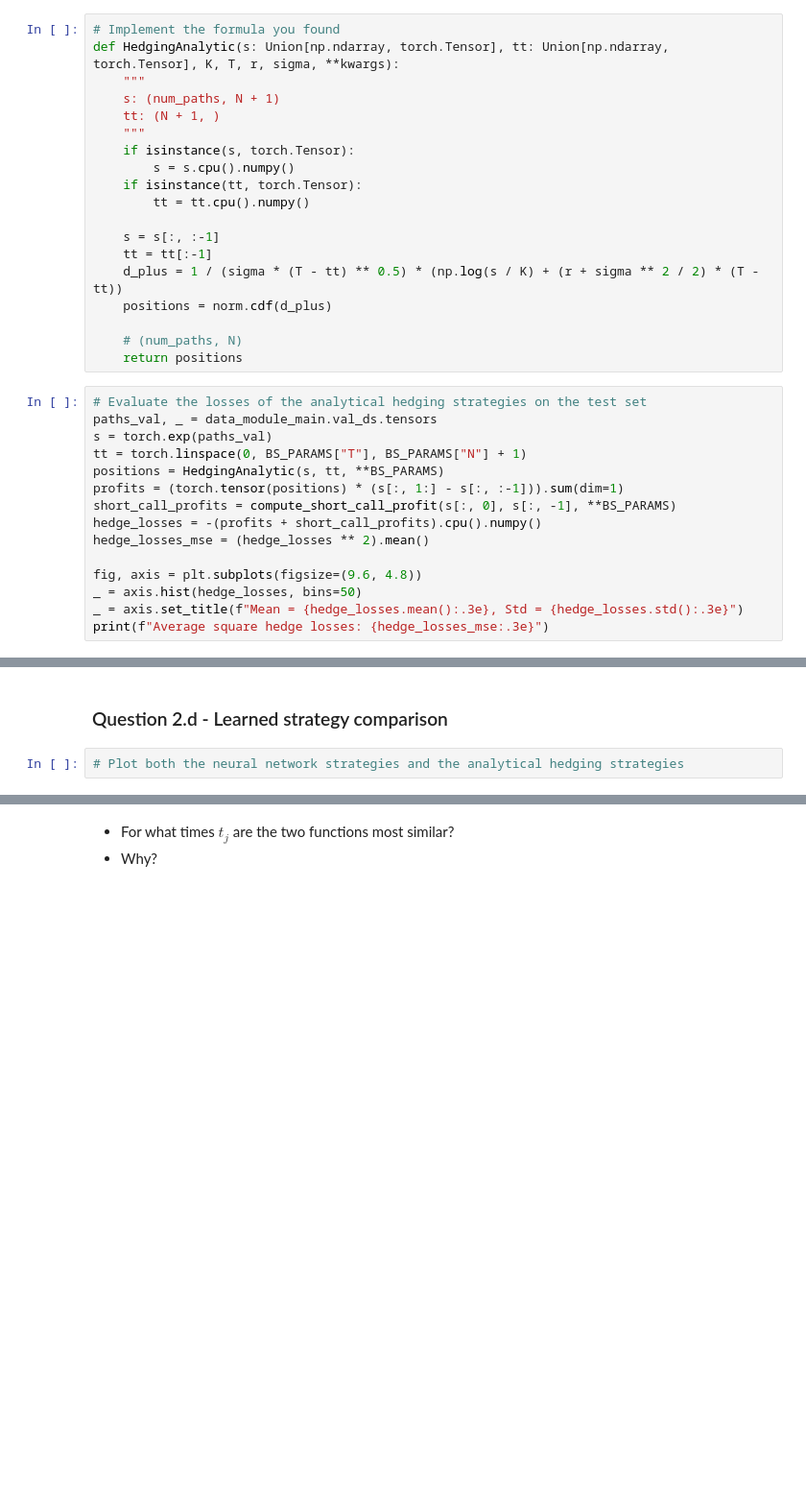
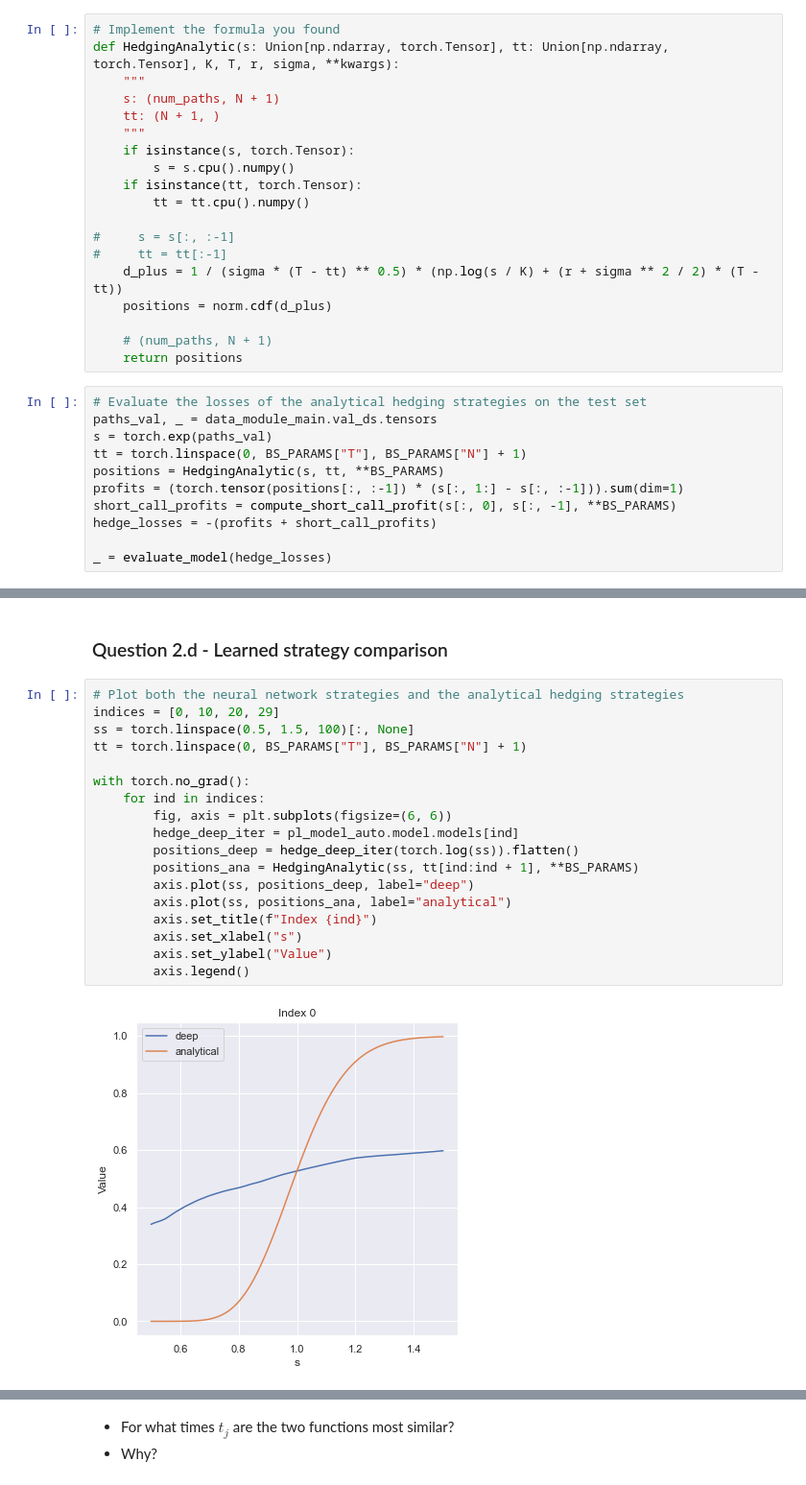
Before and after one commit to 10258392511/MLFIProjects, a Jupyter notebook: DeepHedge/assignment3_completed.ipynb, the cells around one changed output, grey strips where cells are left out. Shown at 96% size. Drawn from its saved outputs; the diff is of its cells as text; blank space fills up the shorter version.

```diff
--- a/DeepHedge/assignment3_completed.ipynb
+++ b/DeepHedge/assignment3_completed.ipynb
@@ -606,12 +654,12 @@ def HedgingAnalytic(s: Union[np.ndarray, torch.Tensor], tt: Union[np.ndarray, to
     if isinstance(tt, torch.Tensor):
         tt = tt.cpu().numpy()
 
-    s = s[:, :-1]
-    tt = tt[:-1]
+#     s = s[:, :-1]
+#     tt = tt[:-1]
     d_plus = 1 / (sigma * (T - tt) ** 0.5) * (np.log(s / K) + (r + sigma ** 2 / 2) * (T - tt))
     positions = norm.cdf(d_plus)
 
-    # (num_paths, N)
+    # (num_paths, N + 1)
     return positions
 # %%
 # Evaluate the losses of the analytical hedging strategies on the test set
@@ -619,15 +667,11 @@ paths_val, _ = data_module_main.val_ds.tensors
 s = torch.exp(paths_val)
 tt = torch.linspace(0, BS_PARAMS["T"], BS_PARAMS["N"] + 1)
 positions = HedgingAnalytic(s, tt, **BS_PARAMS)
-profits = (torch.tensor(positions) * (s[:, 1:] - s[:, :-1])).sum(dim=1)
+profits = (torch.tensor(positions[:, :-1]) * (s[:, 1:] - s[:, :-1])).sum(dim=1)
 short_call_profits = compute_short_call_profit(s[:, 0], s[:, -1], **BS_PARAMS)
-hedge_losses = -(profits + short_call_profits).cpu().numpy()
-hedge_losses_mse = (hedge_losses ** 2).mean()
+hedge_losses = -(profits + short_call_profits)
 
-fig, axis = plt.subplots(figsize=(9.6, 4.8))
-_ = axis.hist(hedge_losses, bins=50)
-_ = axis.set_title(f"Mean = {hedge_losses.mean():.3e}, Std = {hedge_losses.std():.3e}")
-print(f"Average square hedge losses: {hedge_losses_mse:.3e}")
+_ = evaluate_model(hedge_losses)
 # %% [output]
 Average square hedge losses: 8.041e-05
 [figure]
@@ -647,3 +700,21 @@ How does your deep hedging model compare with the analytical solution?
 ### Question 2.d - Learned strategy comparison
 # %%
 # Plot both the neural network strategies and the analytical hedging strategies
+indices = [0, 10, 20, 29]
+ss = torch.linspace(0.5, 1.5, 100)[:, None]
+tt = torch.linspace(0, BS_PARAMS["T"], BS_PARAMS["N"] + 1)
+
+with torch.no_grad():
+    for ind in indices:
+        fig, axis = plt.subplots(figsize=(6, 6))
+        hedge_deep_iter = pl_model_auto.model.models[ind]
+        positions_deep = hedge_deep_iter(torch.log(ss)).flatten()
+        positions_ana = HedgingAnalytic(ss, tt[ind:ind + 1], **BS_PARAMS)
+        axis.plot(ss, positions_deep, label="deep")
+        axis.plot(ss, positions_ana, label="analytical")
+        axis.set_title(f"Index {ind}")
+        axis.set_xlabel("s")
+        axis.set_ylabel("Value")
+        axis.legend()
+# %% [output]
+[figure, added]
```
Also changed, not shown: parts of 26 cells of this notebook, 5 other files.
